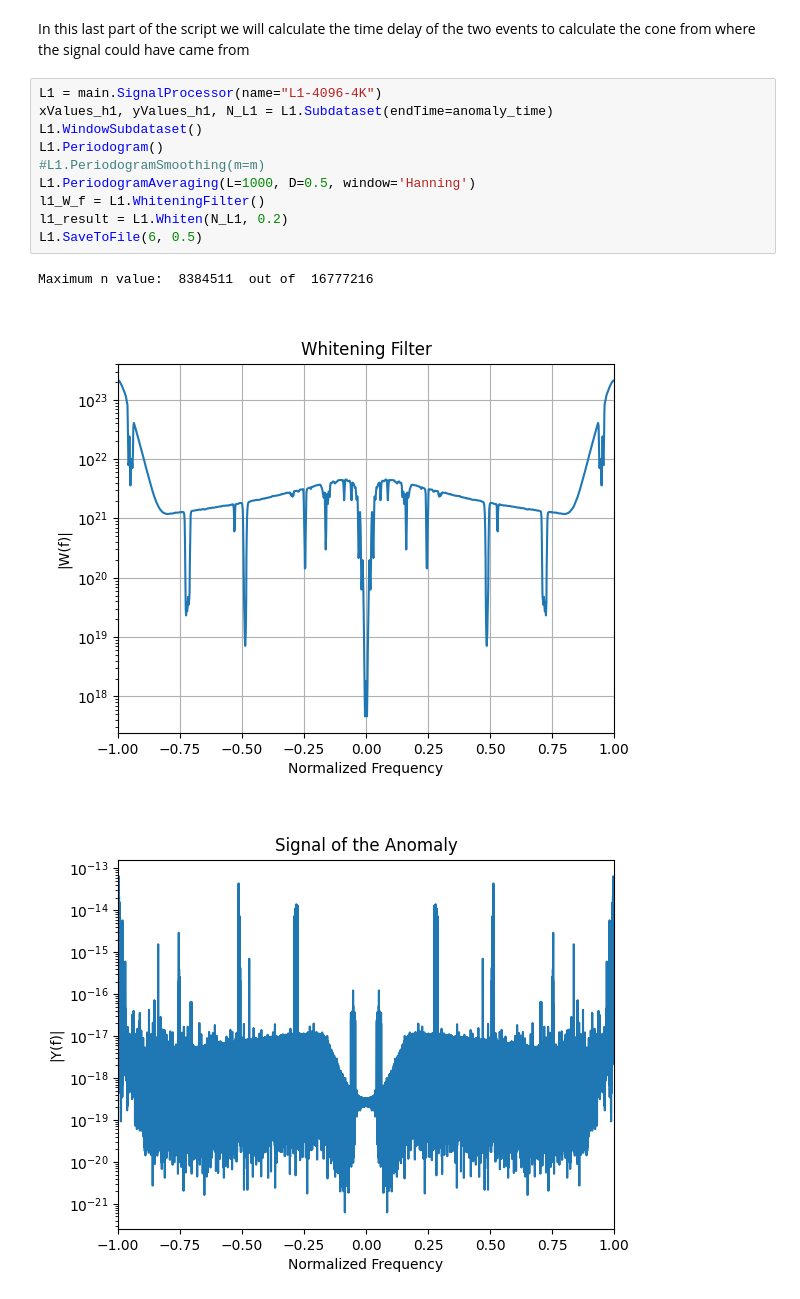
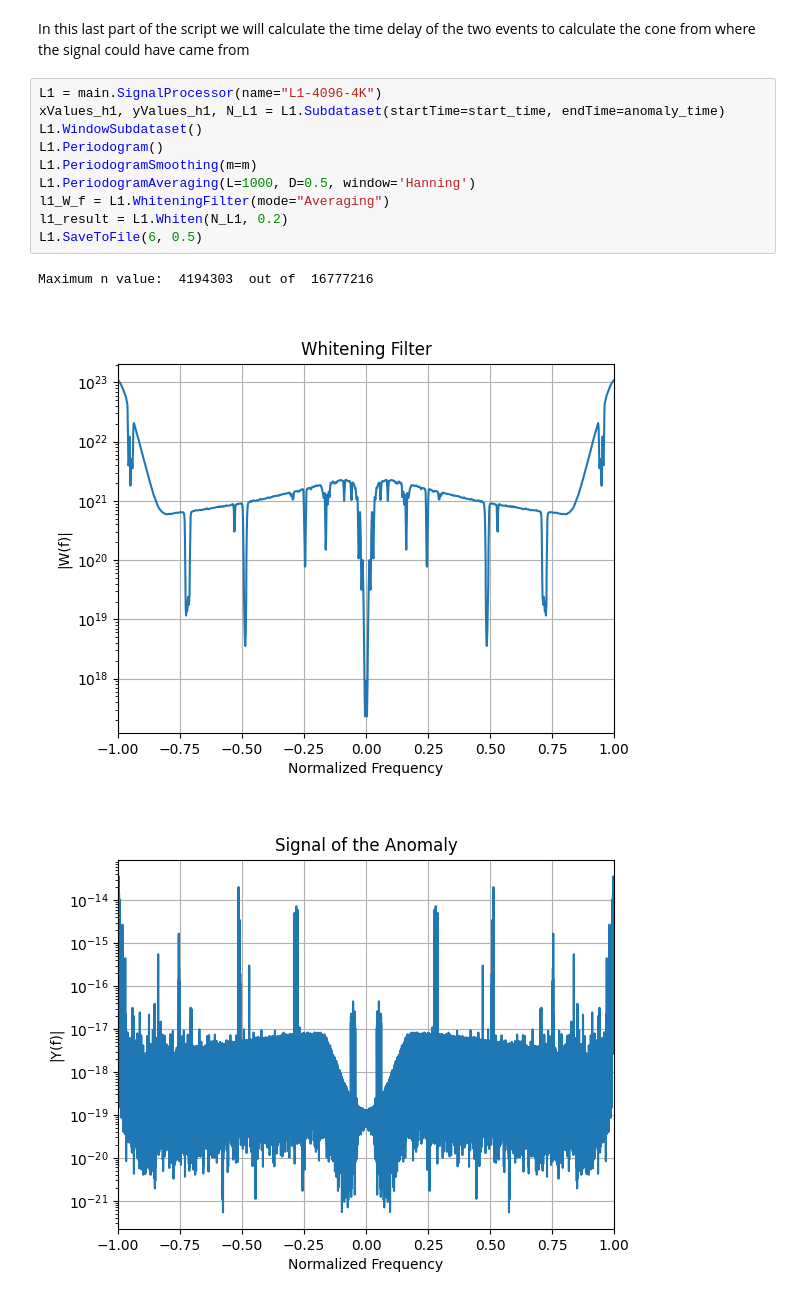
Before and after one commit to CocoMZ/PASA-P1, a Jupyter notebook: main.ipynb, the cells around one changed output. Cells and saved outputs as stored; diff of their text form.

```diff
--- a/main.ipynb
+++ b/main.ipynb
@@ -246,15 +229,15 @@ h1.SaveToFile(6, 0.5)
 In this last part of the script we will calculate the time delay of the two events to calculate the cone from where the signal could have came from
 # %%
 L1 = main.SignalProcessor(name="L1-4096-4K")
-xValues_h1, yValues_h1, N_L1 = L1.Subdataset(endTime=anomaly_time)
+xValues_h1, yValues_h1, N_L1 = L1.Subdataset(startTime=start_time, endTime=anomaly_time)
 L1.WindowSubdataset()
 L1.Periodogram()
-#L1.PeriodogramSmoothing(m=m)
+L1.PeriodogramSmoothing(m=m)
 L1.PeriodogramAveraging(L=1000, D=0.5, window='Hanning')
-l1_W_f = L1.WhiteningFilter()
+l1_W_f = L1.WhiteningFilter(mode="Averaging")
 l1_result = L1.Whiten(N_L1, 0.2)
 L1.SaveToFile(6, 0.5)
 # %% [output]
-Maximum n value:  8384511  out of  16777216
+Maximum n value:  4194303  out of  16777216
-[figure, old version]
+[figure, new version]
-[figure, old version]
+[figure, new version]
```
Also changed, not shown: parts of 10 cells of this notebook.
